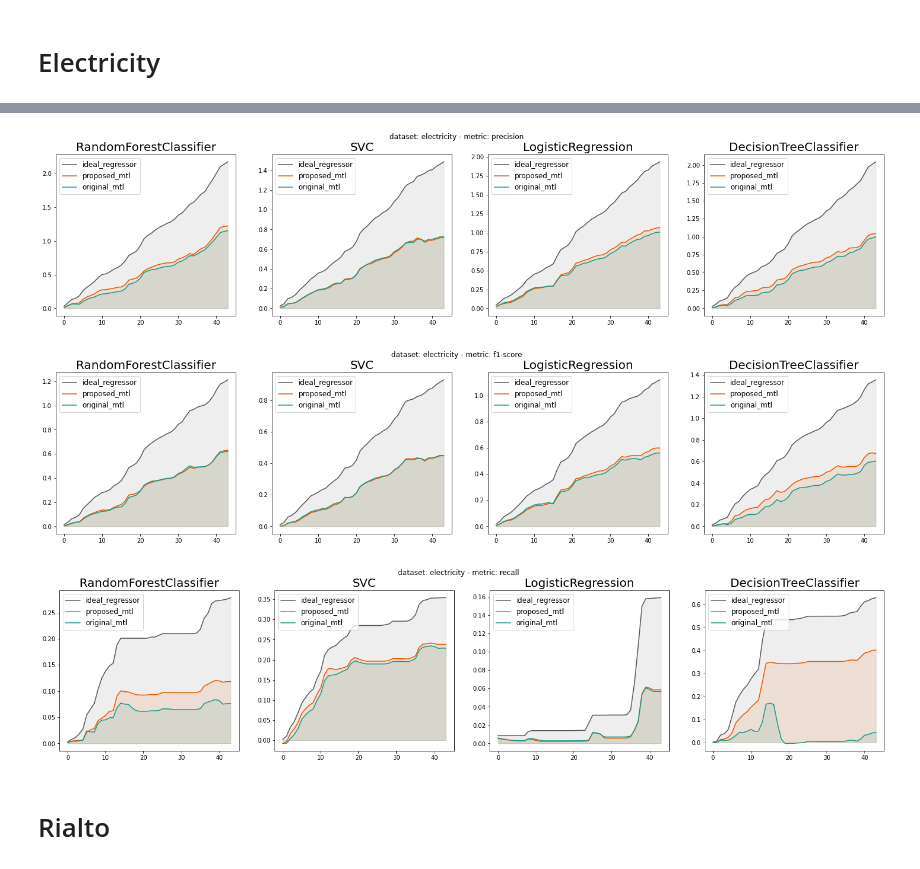
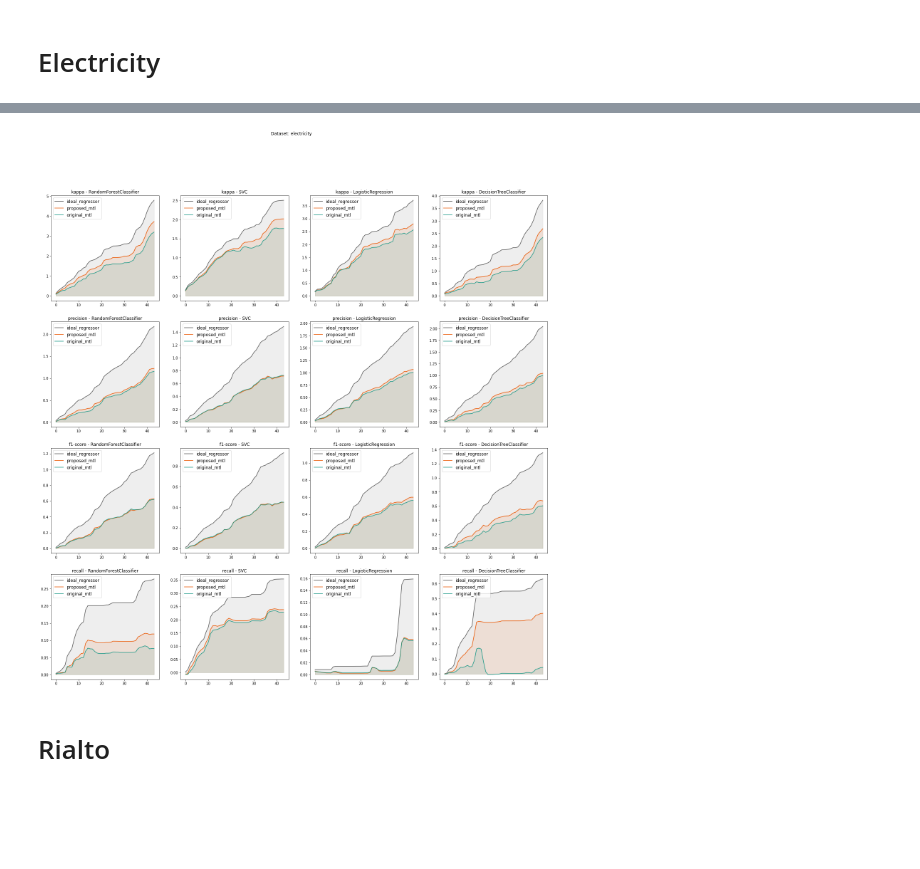
Before and after one commit to feamelo/drift-meta-learning, a Jupyter notebook: src/experiments/results/result_gain.ipynb, the cells around one changed output, grey strips where cells are left out. Saved outputs shown, nothing was run; the diff lists cells and outputs as text; code cells hidden in the pictures; blank space fills up the shorter version.

```diff
--- a/src/experiments/results/result_gain.ipynb
+++ b/src/experiments/results/result_gain.ipynb
@@ -22,15 +19,13 @@ elec_eval.plot_original_vs_proposed_mtl_gain(metric="kappa")
-# %%
-elec_eval.plot_original_vs_proposed_mtl_gain(metric="precision")
-# %% [output]
-[figure, removed]
-# %%
-elec_eval.plot_original_vs_proposed_mtl_gain(metric="f1-score")
-# %% [output]
-[figure, removed]
-# %%
-elec_eval.plot_original_vs_proposed_mtl_gain(metric="recall")
-# %% [output]
-[figure, removed]
+# %%
+plt.figure(figsize=(25, 25))
+plt.suptitle("Dataset: electricity")
+
+elec_eval.plot_original_vs_proposed_mtl_gain(metric="kappa", subplot_index=1)
+elec_eval.plot_original_vs_proposed_mtl_gain(metric="precision", subplot_index=5)
+elec_eval.plot_original_vs_proposed_mtl_gain(metric="f1-score", subplot_index=9)
+elec_eval.plot_original_vs_proposed_mtl_gain(metric="recall", subplot_index=13)
+# %% [output]
+[figure, added]
 # %% [markdown]
 # Rialto
 # %%
```
Also changed, not shown: parts of 24 cells of this notebook, 4 other files.
